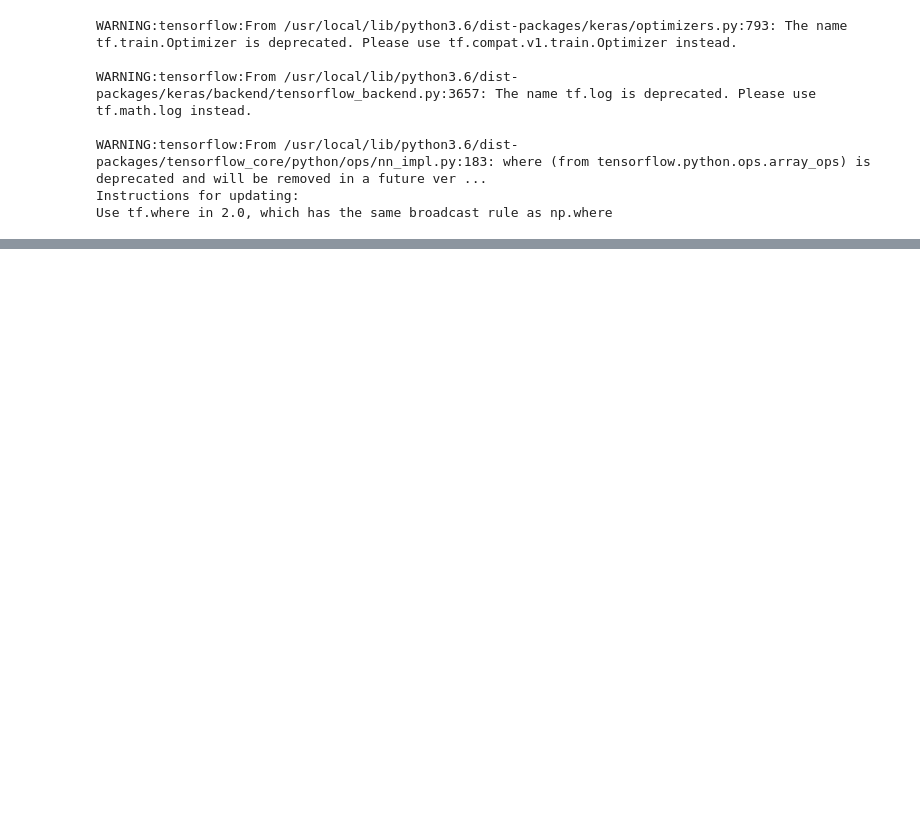
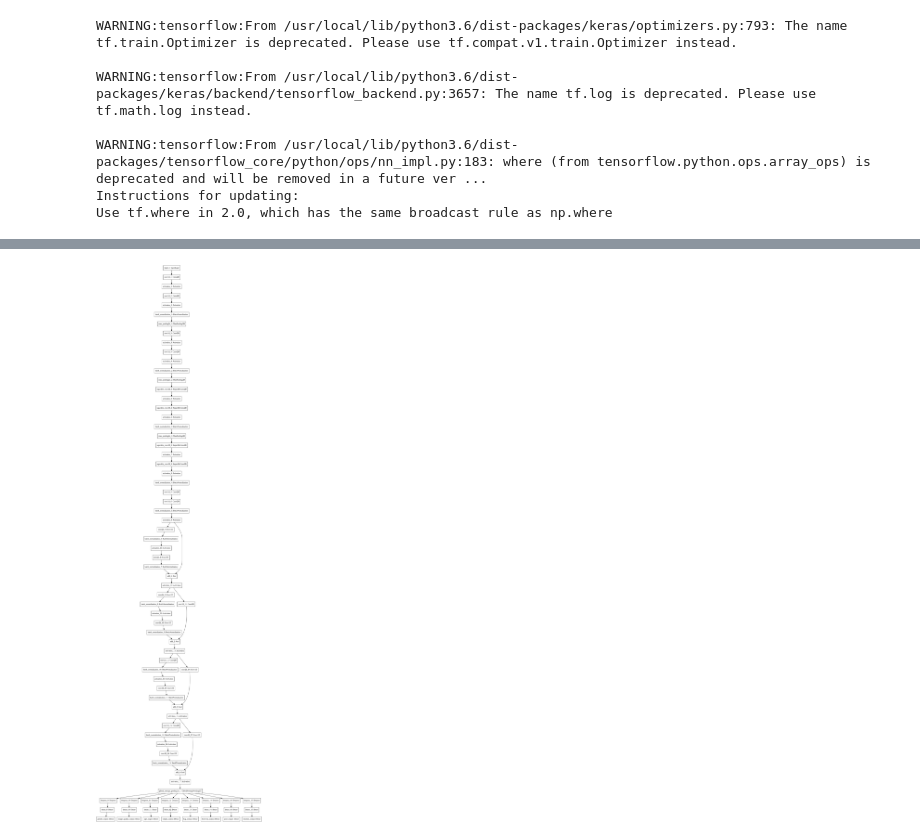
Before and after one commit to Leothorn/EIP4, a Jupyter notebook: EIP_Final.ipynb, the cells around one changed output, grey strips where cells are left out. Saved outputs shown, nothing was run; the diff lists cells and outputs as text; code cells hidden in the pictures; blank space fills up the shorter version.

```diff
--- a/EIP_Final.ipynb
+++ b/EIP_Final.ipynb
@@ -98,7 +111,7 @@ _bodypose_cols_ = [col for col in one_hot_df.columns if col.startswith("bodypose
 class PersonDataGenerator(keras.utils.Sequence):
     """Ground truth data generator"""
 
-    def __init__(self, df, batch_size=64, shuffle=True, augmentation=None):
+    def __init__(self, df, batch_size=32, shuffle=True, augmentation=True):
         self.df = df
         self.batch_size=batch_size
         self.shuffle = shuffle
@@ -224,27 +428,27 @@ num_units
 # %%
-backbone = keras.applications.resnet_v2.ResNet50V2(
+# backbone = keras.applications.inception_resnet_v2.InceptionResNetV2(
 
-    include_top= False, weights=None,
-    input_tensor=Input(shape=(224, 224, 3))
-)
+#     include_top= False, weights=None,
+#     input_tensor=Input(shape=(224, 224, 3))
+# )
 
-neck = backbone.output
-neck = Flatten(name="flatten")(neck)
-neck = Dense(512, activation="relu")(neck)
+# neck = backbone.output
+# neck = Flatten(name="flatten")(neck)
+# neck = Dense(512, activation="relu")(neck)
 
 
-def build_tower(in_layer):
-    neck = Dropout(0.05)(in_layer)
-    neck = Dense(128, activation="relu")(neck)
-    neck = Dropout(0.05)(in_layer)
-    neck = Dense(128, activation="relu")(neck)
-    return neck
+# def build_tower(in_layer):
+#     neck = Dropout(0.05)(in_layer)
+#     neck = Dense(128, activation="relu")(neck)
+#     # neck = Dropout(0.05)(in_layer)
+#     # neck = Dense(128, activation="relu")(neck)
+#     return neck
 
 
-def build_head(name, in_layer):
-    return Dense(
-        num_units[name], activation="softmax", name=f"{name}_output"
-    )(in_layer)
+# def build_head(name, in_layer):
+#     return Dense(
+#         num_units[name], activation="softmax", name=f"{name}_output"
+#     )(in_layer)
 
 # heads
 gender = build_head("gender", build_tower(neck))
@@ -258,7 +462,7 @@ pose = build_head("pose", build_tower(neck))
 
 
 model = Model(
-    inputs=backbone.input,
+    inputs=inputs,
     outputs=[gender, image_quality, age, weight, bag, footwear, pose, emotion]
 )
 
@@ -334,4 +520,8 @@ Non-trainable params: 45,440
 __________________________________________________________________________________________________
+# %%
+plot_model(model, to_file='model_plot.png', show_layer_names=True)
+# %% [output]
+[figure, added]
 # %%
 # Prepare callbacks for model saving and for learning rate adjustment.
 checkpoint = ModelCheckpoint(filepath=filepath,
```
Also changed, not shown: parts of 13 cells of this notebook.
